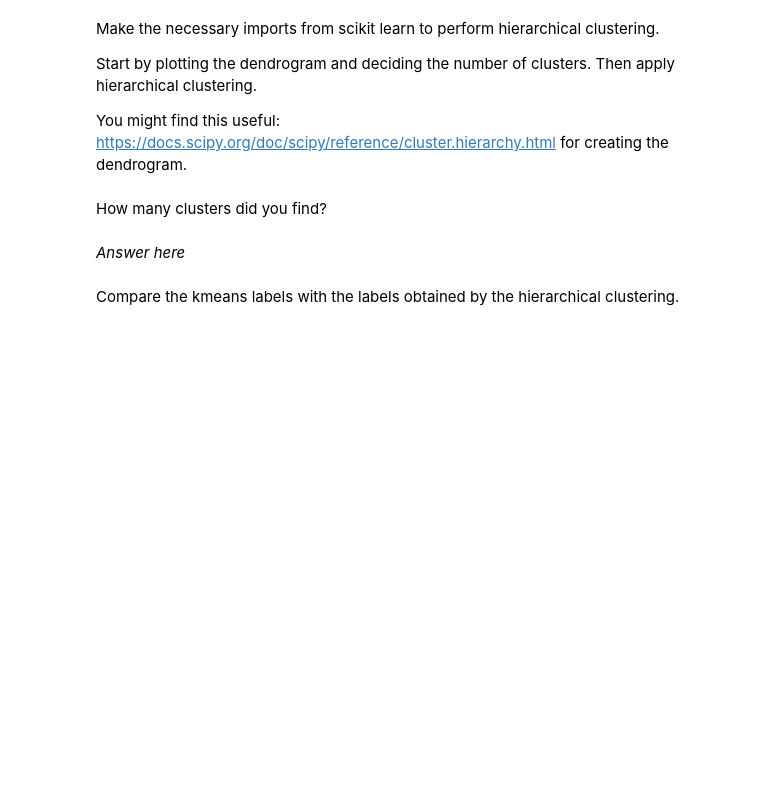
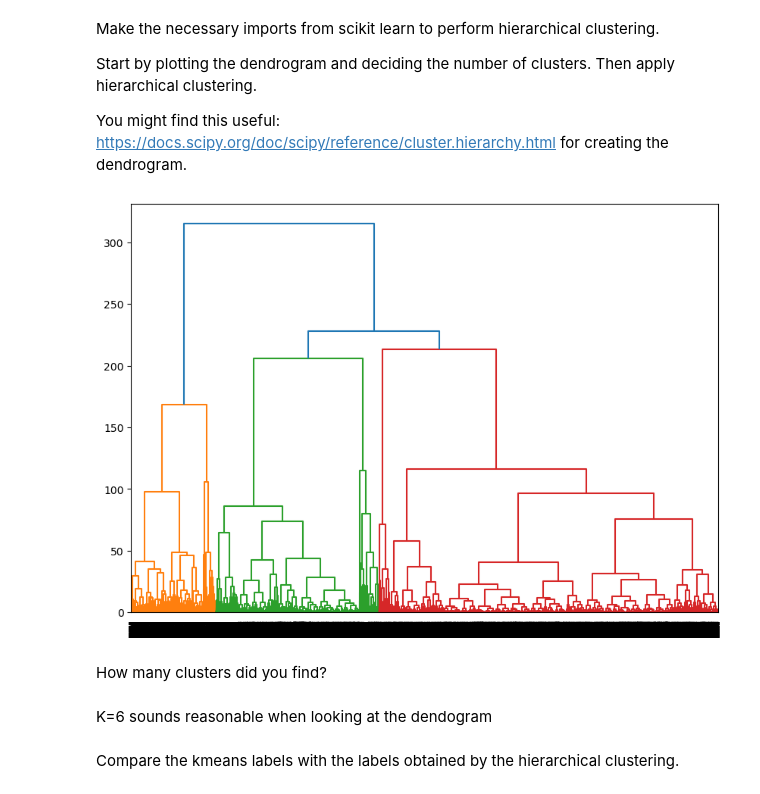
Before and after one commit to dubois-j/CampNum-ML2, a Jupyter notebook: ML2.3_clustering_intro/notebook/Clustering_v2.ipynb, the cells around one changed output. Cells and saved outputs as stored; diff of their text form; code cells hidden in the pictures; blank space fills up the shorter version.

```diff
--- a/ML2.3_clustering_intro/notebook/Clustering_v2.ipynb
+++ b/ML2.3_clustering_intro/notebook/Clustering_v2.ipynb
@@ -289,6 +450,19 @@ You might find this useful: https://docs.scipy.org/doc/scipy/reference/cluster.h
+# %%
+# code here
+import scipy.cluster.hierarchy as shc
+
+plt.figure(figsize=(10, 7))
+
+clusters = shc.linkage(df_norm,
+            method='ward',
+            metric="euclidean")
+shc.dendrogram(Z=clusters)
+plt.show()
+# %% [output]
+[figure, added]
 # %% [markdown]
 How many clusters did you find?
-# %% [markdown]
-*Answer here*
+# %% [markdown]
+K=6 sounds reasonable when looking at the dendogram
 # %% [markdown]
 Compare the kmeans labels with the labels obtained by the hierarchical clustering.
```
Also changed, not shown: parts of 15 cells of this notebook.
